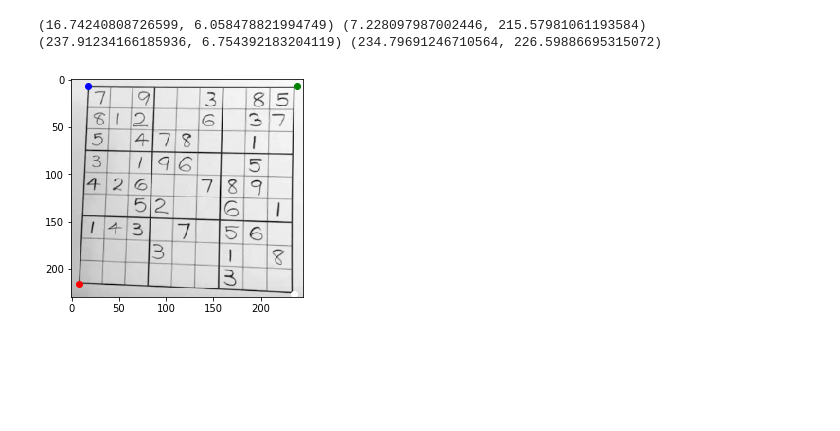
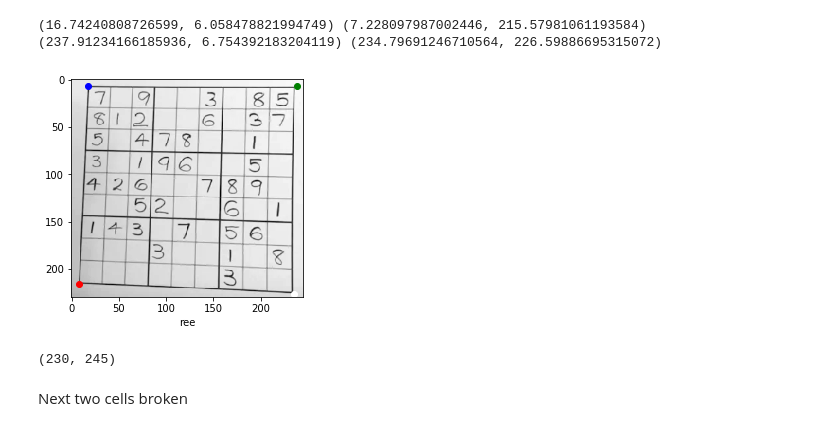
Before and after one commit to nsemichev/betterSudoku, a Jupyter notebook: project.ipynb, the cells around one changed output. Drawn from its saved outputs; the diff is of its cells as text; code cells hidden in the pictures; blank space fills up the shorter version.

```diff
--- a/project.ipynb
+++ b/project.ipynb
@@ -221,11 +223,16 @@ print(left_up, left_down, right_up, right_down)
 # %%
 plt.figure()
 plt.imshow(img, cmap='gray')
+plt.xlabel("ree")
 plt.grid(False)
 plt.plot(left_up[0], left_up[1], '.b', markersize=12)
 plt.plot(left_down[0], left_down[1], '.r', markersize=12)
 plt.plot(right_up[0], right_up[1], '.g', markersize=12)
 plt.plot(right_down[0], right_down[1], '.w', markersize=12)
 plt.show()
+print(img.shape)
 # %% [output]
-[figure, old version]
+[figure, new version]
+(230, 245)
+# %% [markdown]
+Next two cells broken
```
Also changed, not shown: parts of 3 cells of this notebook.
